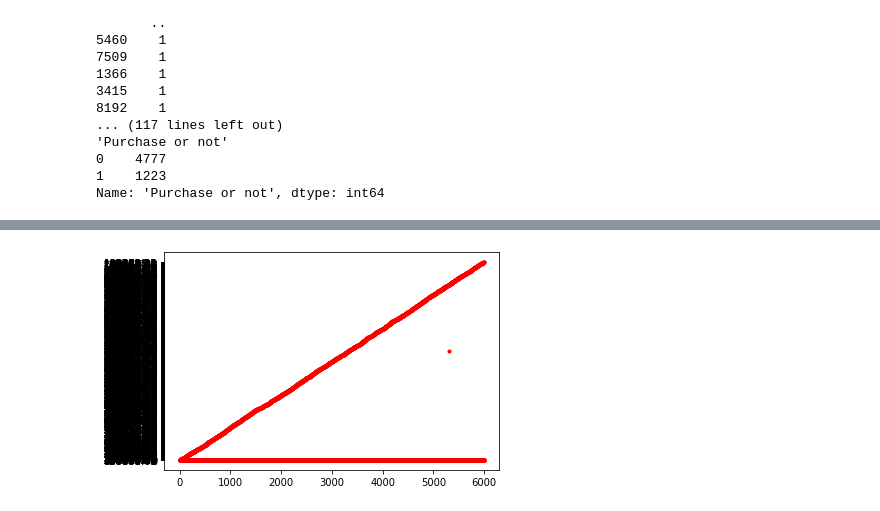
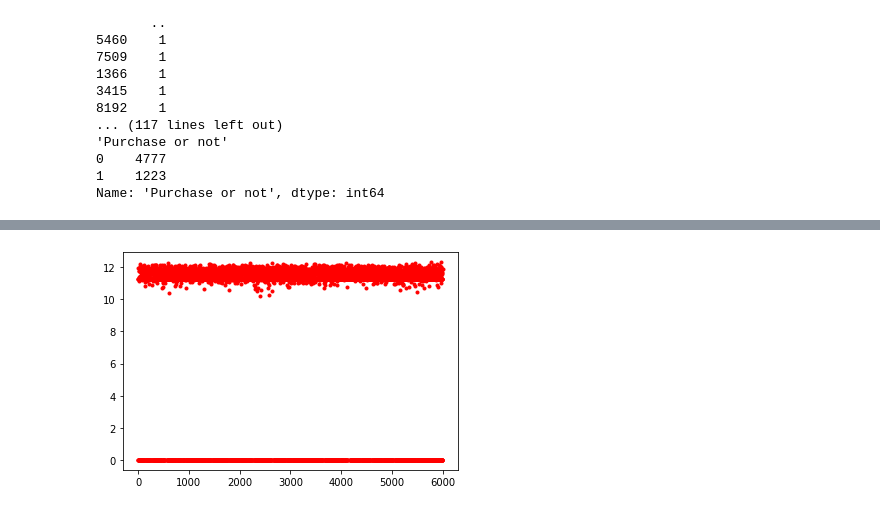
Before and after one commit to wjunneng/2019-CDA-Product-Marketing-Model-Construction-And-Forecasting, a Jupyter notebook: eda/9_20.ipynb, the cells around one changed output, grey strips where cells are left out. Saved outputs shown, nothing was run; the diff lists cells and outputs as text; code cells hidden in the pictures.

```diff
--- a/eda/9_20.ipynb
+++ b/eda/9_20.ipynb
@@ -103,10 +93,14 @@ age
 # %%
 %matplotlib inline
 import matplotlib.pyplot as plt
+import numpy as np
 
-df_training = df_training.loc[3000:]
+df_training["'Point balance'"].replace("?", np.nan, inplace=True)
+df_training["'Point balance'"] = df_training["'Point balance'"].astype(float)
+df_training["'Point balance'"].fillna(df_training["'Point balance'"].mean(), inplace=True)
+df_training["'Point balance'"] = np.log1p(df_training["'Point balance'"].values)
 
 plt.plot(list(df_training.index), df_training.loc[:, "'Point balance'"],'r.')
 plt.show()
 # %% [output]
-[figure, old version]
+[figure, new version]
```
Also changed, not shown: parts of 3 cells of this notebook, 14 other files.
